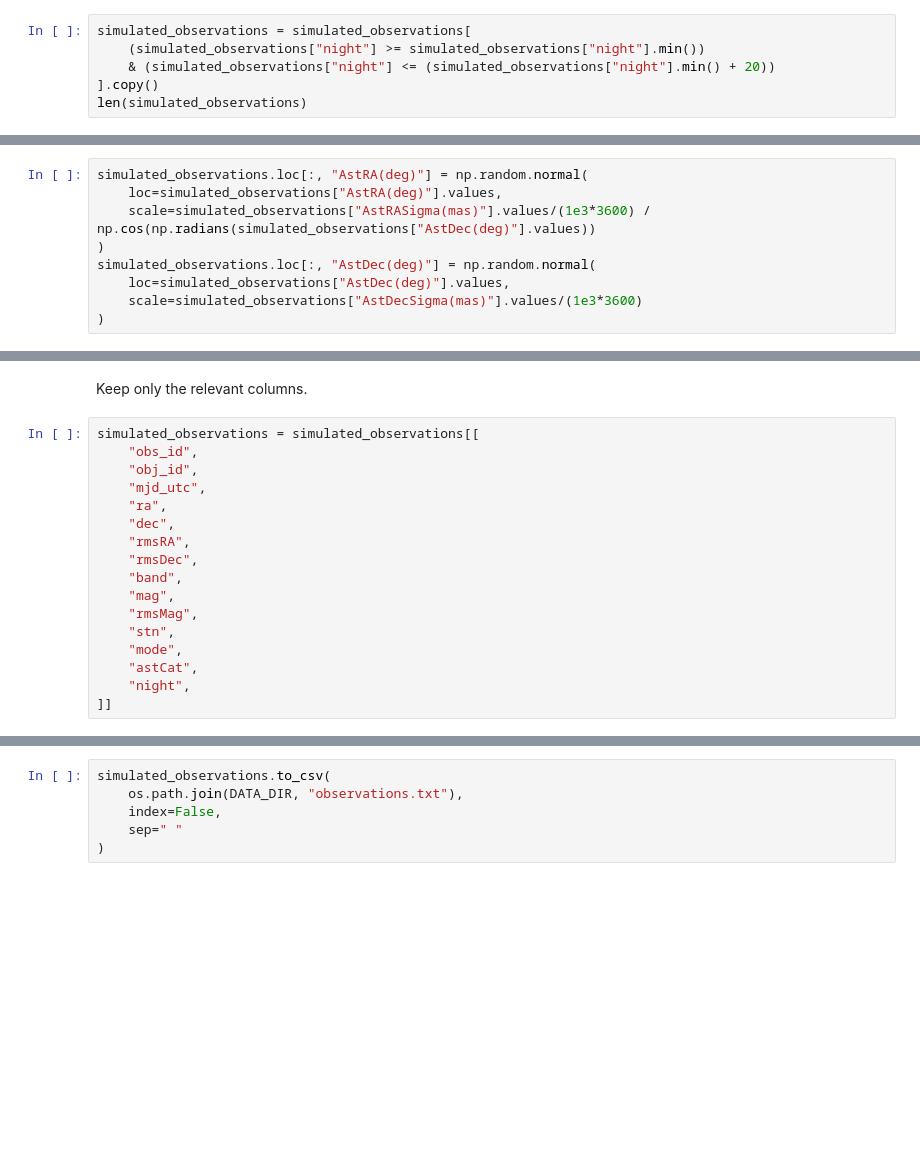
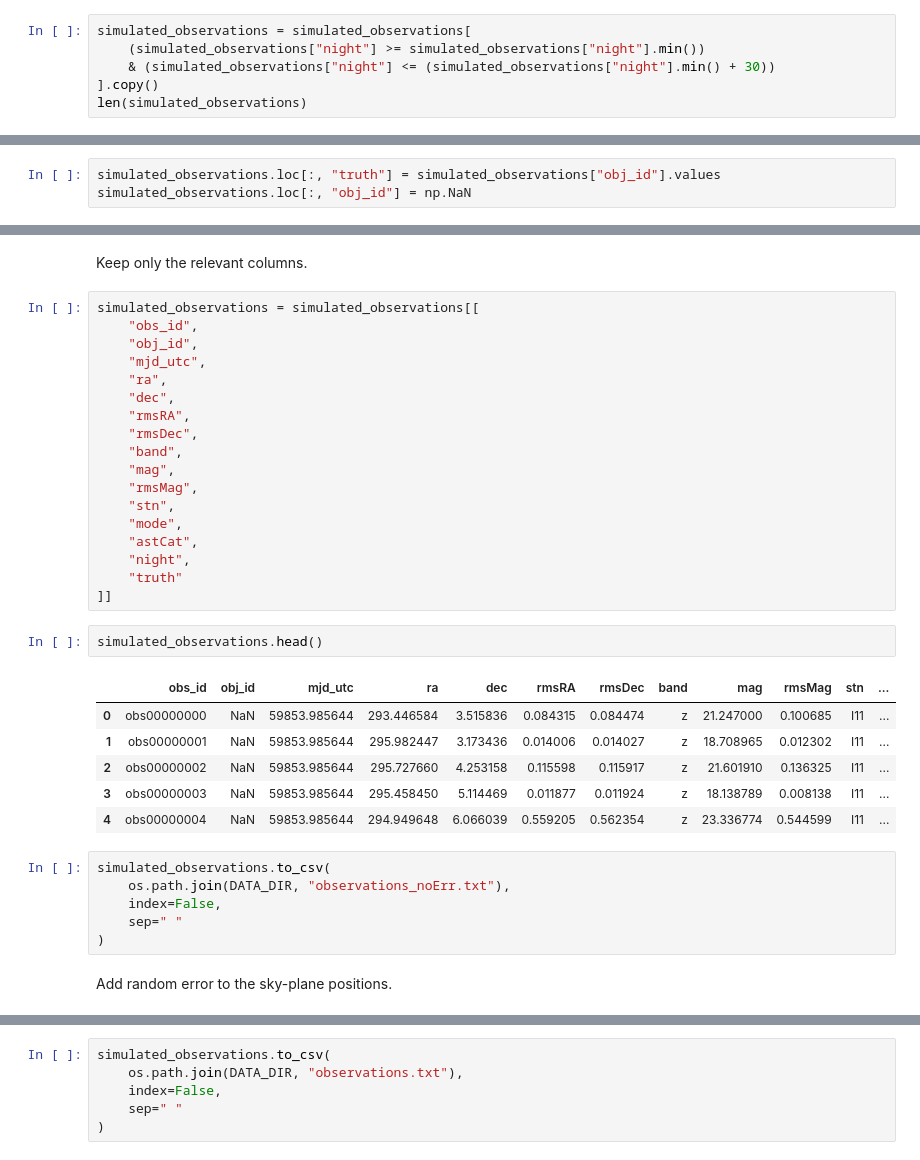
Before and after one commit to moeyensj/mpc-rubin, a Jupyter notebook: notebooks/00_process_observations.ipynb, the cells around one changed output, grey strips where cells are left out. Saved outputs shown, nothing was run; the diff lists cells and outputs as text; blank space fills up the shorter version.

```diff
--- a/notebooks/00_process_observations.ipynb
+++ b/notebooks/00_process_observations.ipynb
@@ -107,7 +220,7 @@ Keep only the first 20 nights of observations.
 # %%
 simulated_observations = simulated_observations[
     (simulated_observations["night"] >= simulated_observations["night"].min())
-    & (simulated_observations["night"] <= (simulated_observations["night"].min() + 20))
+    & (simulated_observations["night"] <= (simulated_observations["night"].min() + 30))
 ].copy()
 len(simulated_observations)
 # %% [output]
@@ -117,12 +228,3 @@ Add random error to the sky-plane positions.
-# %%
-simulated_observations.loc[:, "AstRA(deg)"] = np.random.normal(
-    loc=simulated_observations["AstRA(deg)"].values,
-    scale=simulated_observations["AstRASigma(mas)"].values/(1e3*3600) / np.cos(np.radians(simulated_observations["AstDec(deg)"].values))
-)
-simulated_observations.loc[:, "AstDec(deg)"] = np.random.normal(
-    loc=simulated_observations["AstDec(deg)"].values,
-    scale=simulated_observations["AstDecSigma(mas)"].values/(1e3*3600)
-)
 # %% [markdown]
 ADES expects rmsRAcosDec.
 # %%
@@ -162,0 +267,3 @@ simulated_observations.rename(
+# %%
+simulated_observations.loc[:, "truth"] = simulated_observations["obj_id"].values
+simulated_observations.loc[:, "obj_id"] = np.NaN
@@ -178,4 +295,22 @@ simulated_observations = simulated_observations[[
     "mode",
     "astCat",
     "night",
+    "truth"
 ]]
+# %%
+simulated_observations.head()
+# %% [output]
+|  | obs_id | obj_id | mjd_utc | ra | dec | rmsRA | rmsDec | band | mag | rmsMag | stn | ... |
+| 0 | obs00000000 | NaN | 59853.985644 | 293.446584 | 3.515836 | 0.084315 | 0.084474 | z | 21.247000 | 0.100685 | I11 | ... |
+| 1 | obs00000001 | NaN | 59853.985644 | 295.982447 | 3.173436 | 0.014006 | 0.014027 | z | 18.708965 | 0.012302 | I11 | ... |
+| 2 | obs00000002 | NaN | 59853.985644 | 295.727660 | 4.253158 | 0.115598 | 0.115917 | z | 21.601910 | 0.136325 | I11 | ... |
+| 3 | obs00000003 | NaN | 59853.985644 | 295.458450 | 5.114469 | 0.011877 | 0.011924 | z | 18.138789 | 0.008138 | I11 | ... |
+| 4 | obs00000004 | NaN | 59853.985644 | 294.949648 | 6.066039 | 0.559205 | 0.562354 | z | 23.336774 | 0.544599 | I11 | ... |
+# %%
+simulated_observations.to_csv(
+    os.path.join(DATA_DIR, "observations_noErr.txt"),
+    index=False,
+    sep=" "
+)
+# %% [markdown]
+Add random error to the sky-plane positions.
```
Also changed, not shown: parts of 29 cells of this notebook.
